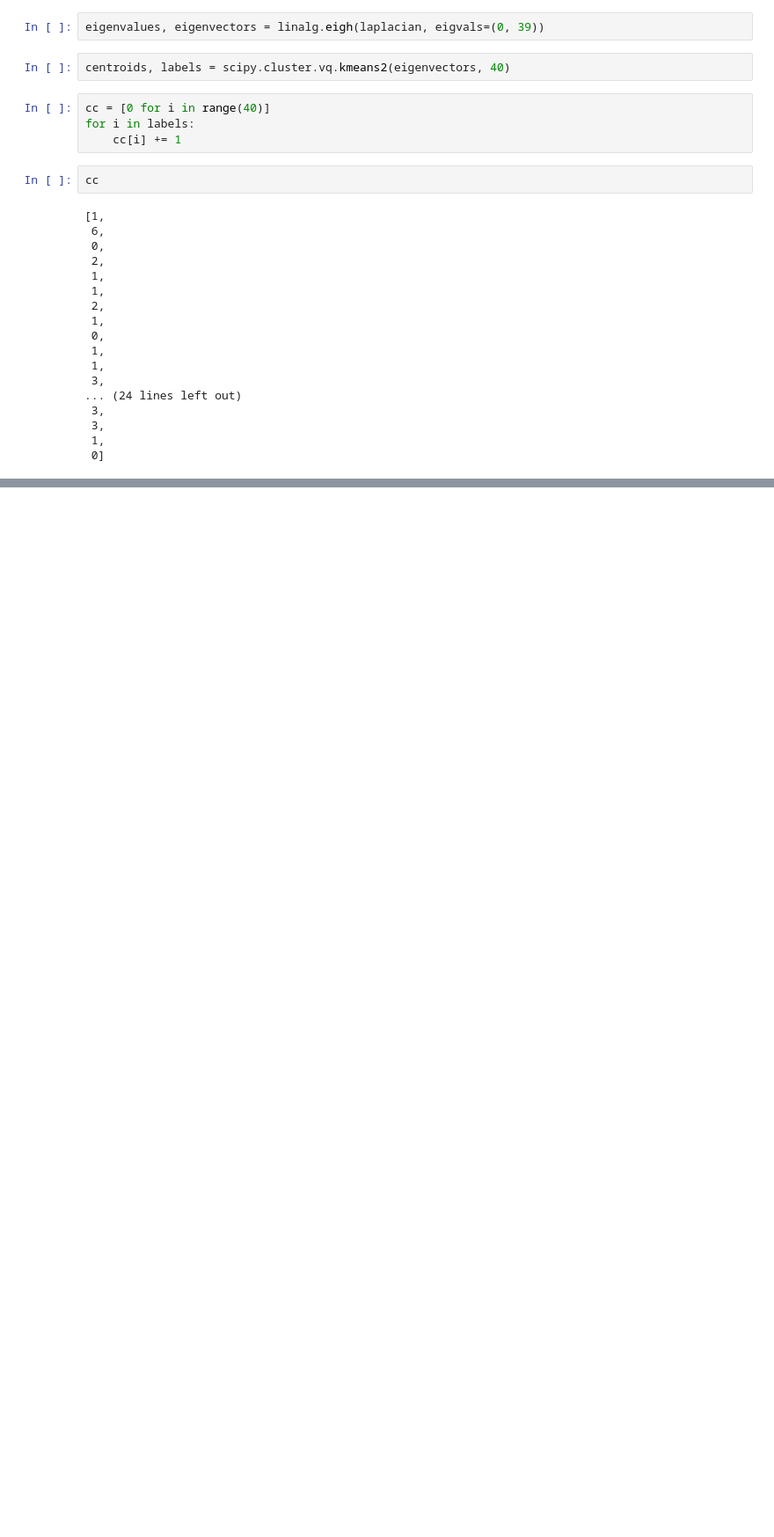
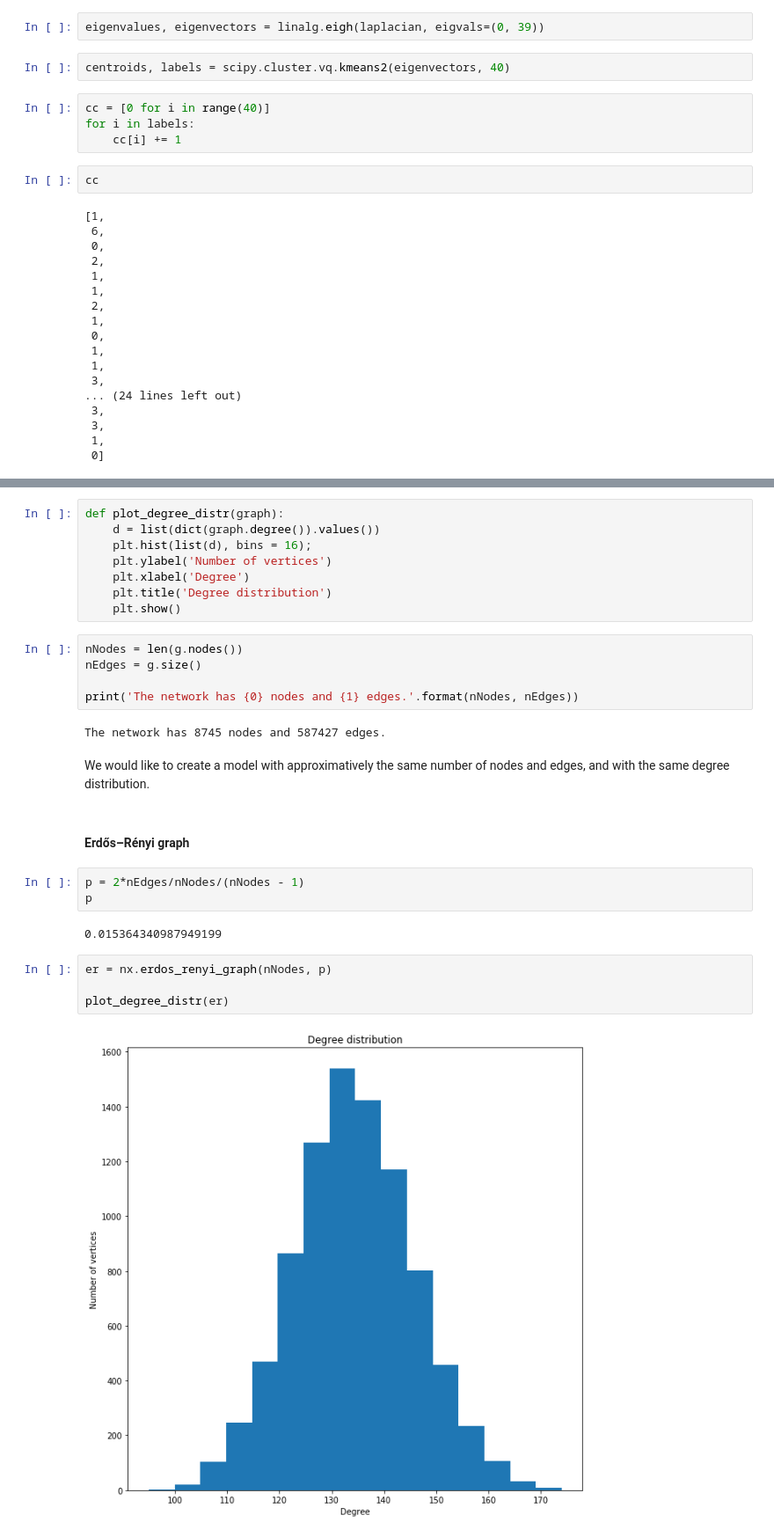
Before and after one commit to armand33/wikipedia_graph, a Jupyter notebook: ntds_project.ipynb, the cells around one changed output, grey strips where cells are left out. Shown: that part at 88% size. Saved outputs shown, nothing was run; the diff lists cells and outputs as text; blank space fills up the shorter version.

```diff
--- a/ntds_project.ipynb
+++ b/ntds_project.ipynb
@@ -252,0 +290,30 @@ cc
+# %%
+def plot_degree_distr(graph):
+    d = list(dict(graph.degree()).values())
+    plt.hist(list(d), bins = 16);
+    plt.ylabel('Number of vertices')
+    plt.xlabel('Degree')
+    plt.title('Degree distribution')
+    plt.show()
+# %%
+nNodes = len(g.nodes())
+nEdges = g.size()
+
+print('The network has {0} nodes and {1} edges.'.format(nNodes, nEdges))
+# %% [output]
+The network has 8745 nodes and 587427 edges.
+# %% [markdown]
+We would like to create a model with approximatively the same number of nodes and edges, and with the same degree distribution.
+# %% [markdown]
+#### Erdős–Rényi graph
+# %%
+p = 2*nEdges/nNodes/(nNodes - 1)
+p
+# %% [output]
+0.015364340987949199
+# %%
+er = nx.erdos_renyi_graph(nNodes, p)
+
+plot_degree_distr(er)
+# %% [output]
+[figure, added]
```
Also changed, not shown: parts of 40 cells of this notebook.
